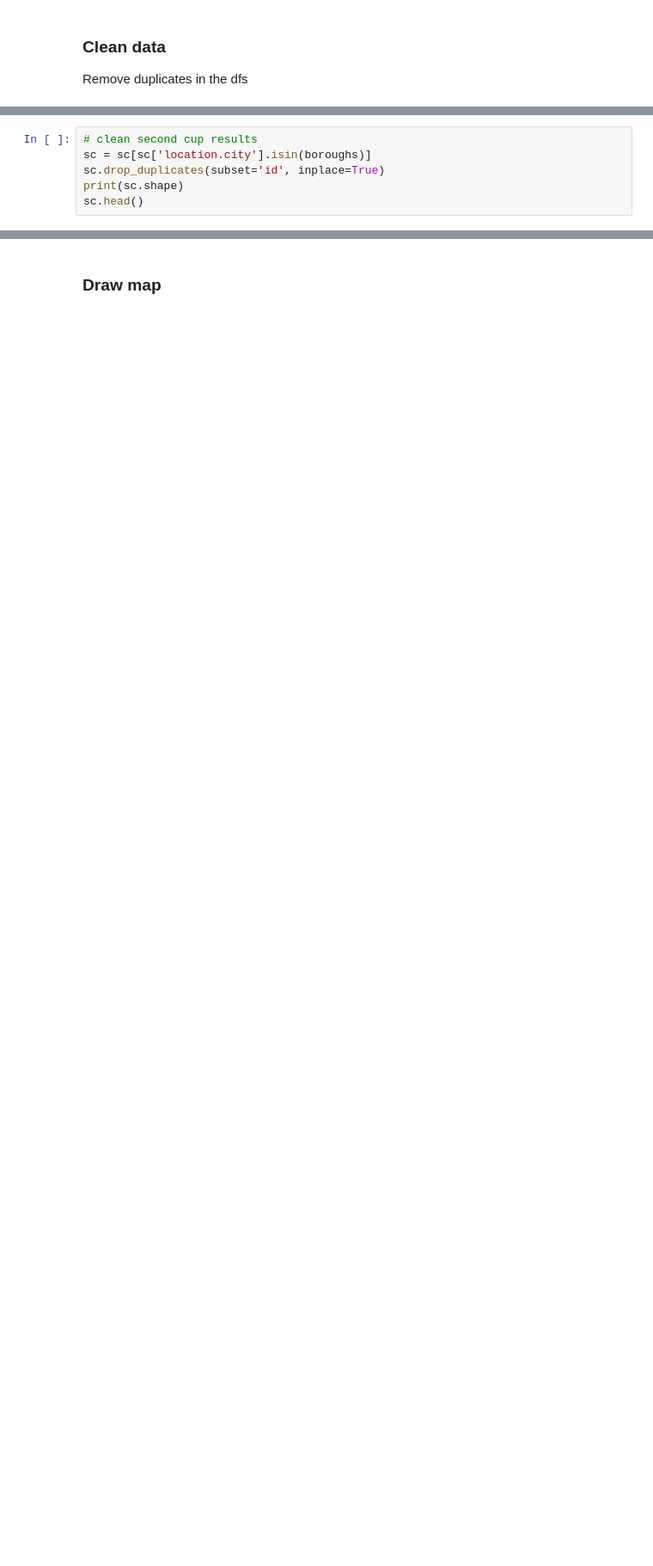
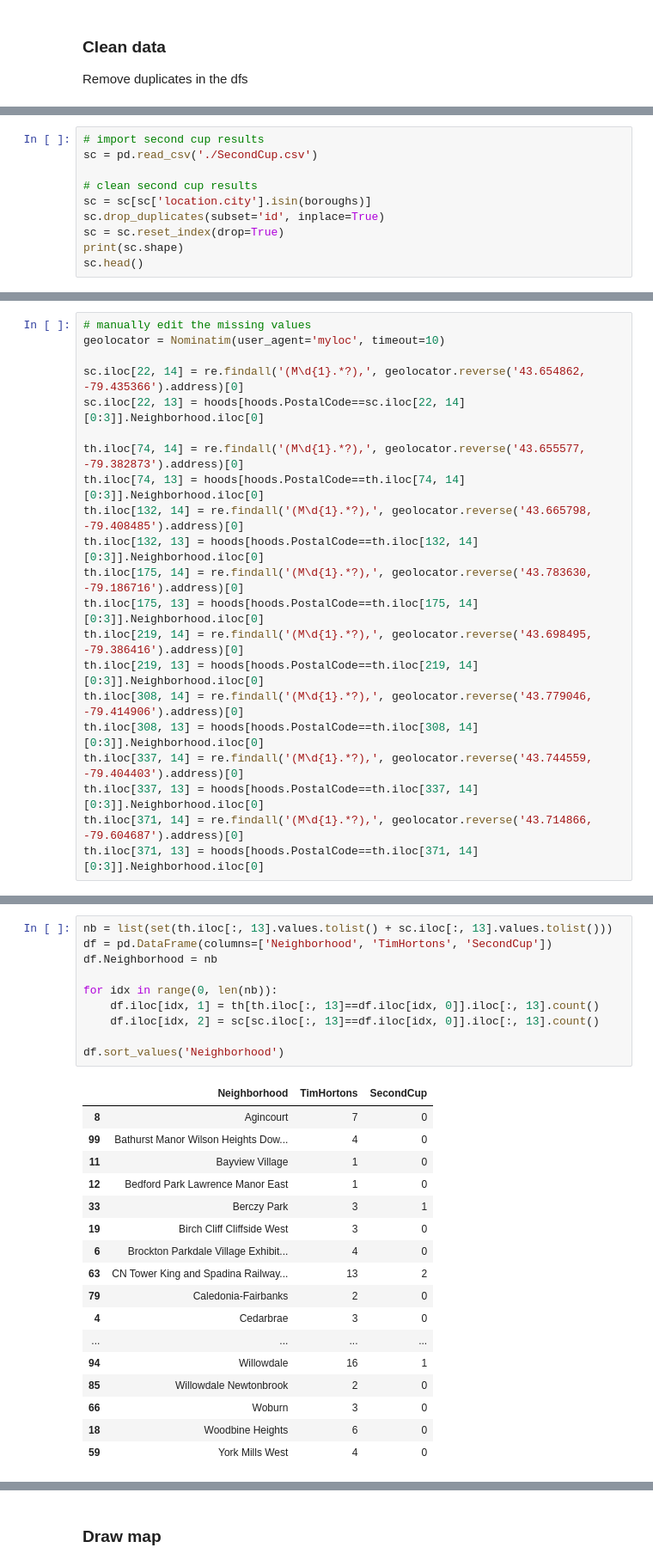
Before and after one commit to Jssssss/ADSC, a Jupyter notebook: ADSC_final.ipynb, the cells around one changed output, grey strips where cells are left out. Shown: that part at 86% size. Cells and saved outputs as stored; diff of their text form; blank space fills up the shorter version.

```diff
--- a/ADSC_final.ipynb
+++ b/ADSC_final.ipynb
@@ -129,6 +129,10 @@ th.head()
 # %%
+# import second cup results
+sc = pd.read_csv('./SecondCup.csv')
+
 # clean second cup results
 sc = sc[sc['location.city'].isin(boroughs)]
 sc.drop_duplicates(subset='id', inplace=True)
+sc = sc.reset_index(drop=True)
 print(sc.shape)
 sc.head()
@@ -134,0 +189,21 @@ sc.head()
+# %%
+# manually edit the missing values
+geolocator = Nominatim(user_agent='myloc', timeout=10)
+
+sc.iloc[22, 14] = re.findall('(M\d{1}.*?),', geolocator.reverse('43.654862,	-79.435366').address)[0]
+sc.iloc[22, 13] = hoods[hoods.PostalCode==sc.iloc[22, 14][0:3]].Neighborhood.iloc[0]
+
+th.iloc[74, 14] = re.findall('(M\d{1}.*?),', geolocator.reverse('43.655577,	-79.382873').address)[0]
+th.iloc[74, 13] = hoods[hoods.PostalCode==th.iloc[74, 14][0:3]].Neighborhood.iloc[0]
+th.iloc[132, 14] = re.findall('(M\d{1}.*?),', geolocator.reverse('43.665798,	-79.408485').address)[0]
+th.iloc[132, 13] = hoods[hoods.PostalCode==th.iloc[132, 14][0:3]].Neighborhood.iloc[0]
+th.iloc[175, 14] = re.findall('(M\d{1}.*?),', geolocator.reverse('43.783630,	-79.186716').address)[0]
+th.iloc[175, 13] = hoods[hoods.PostalCode==th.iloc[175, 14][0:3]].Neighborhood.iloc[0]
+th.iloc[219, 14] = re.findall('(M\d{1}.*?),', geolocator.reverse('43.698495,	-79.386416').address)[0]
+th.iloc[219, 13] = hoods[hoods.PostalCode==th.iloc[219, 14][0:3]].Neighborhood.iloc[0]
+th.iloc[308, 14] = re.findall('(M\d{1}.*?),', geolocator.reverse('43.779046,	-79.414906').address)[0]
+th.iloc[308, 13] = hoods[hoods.PostalCode==th.iloc[308, 14][0:3]].Neighborhood.iloc[0]
+th.iloc[337, 14] = re.findall('(M\d{1}.*?),', geolocator.reverse('43.744559,	-79.404403').address)[0]
+th.iloc[337, 13] = hoods[hoods.PostalCode==th.iloc[337, 14][0:3]].Neighborhood.iloc[0]
+th.iloc[371, 14] = re.findall('(M\d{1}.*?),', geolocator.reverse('43.714866,	-79.604687').address)[0]
+th.iloc[371, 13] = hoods[hoods.PostalCode==th.iloc[371, 14][0:3]].Neighborhood.iloc[0]
@@ -134,0 +213,28 @@ sc.head()
+# %%
+nb = list(set(th.iloc[:, 13].values.tolist() + sc.iloc[:, 13].values.tolist()))
+df = pd.DataFrame(columns=['Neighborhood', 'TimHortons', 'SecondCup'])
+df.Neighborhood = nb
+
+for idx in range(0, len(nb)):
+    df.iloc[idx, 1] = th[th.iloc[:, 13]==df.iloc[idx, 0]].iloc[:, 13].count()
+    df.iloc[idx, 2] = sc[sc.iloc[:, 13]==df.iloc[idx, 0]].iloc[:, 13].count()
+
+df.sort_values('Neighborhood')
+# %% [output]
+|  | Neighborhood | TimHortons | SecondCup |
+| 8 | Agincourt | 7 | 0 |
+| 99 | Bathurst Manor Wilson Heights Dow... | 4 | 0 |
+| 11 | Bayview Village | 1 | 0 |
+| 12 | Bedford Park Lawrence Manor East | 1 | 0 |
+| 33 | Berczy Park | 3 | 1 |
+| 19 | Birch Cliff Cliffside West | 3 | 0 |
+| 6 | Brockton Parkdale Village Exhibit... | 4 | 0 |
+| 63 | CN Tower King and Spadina Railway... | 13 | 2 |
+| 79 | Caledonia-Fairbanks | 2 | 0 |
+| 4 | Cedarbrae | 3 | 0 |
+| ... | ... | ... | ... |
+| 94 | Willowdale | 16 | 1 |
+| 85 | Willowdale Newtonbrook | 2 | 0 |
+| 66 | Woburn | 3 | 0 |
+| 18 | Woodbine Heights | 6 | 0 |
+| 59 | York Mills West | 4 | 0 |
```
Also changed, not shown: parts of 21 cells of this notebook, 1 other file.
